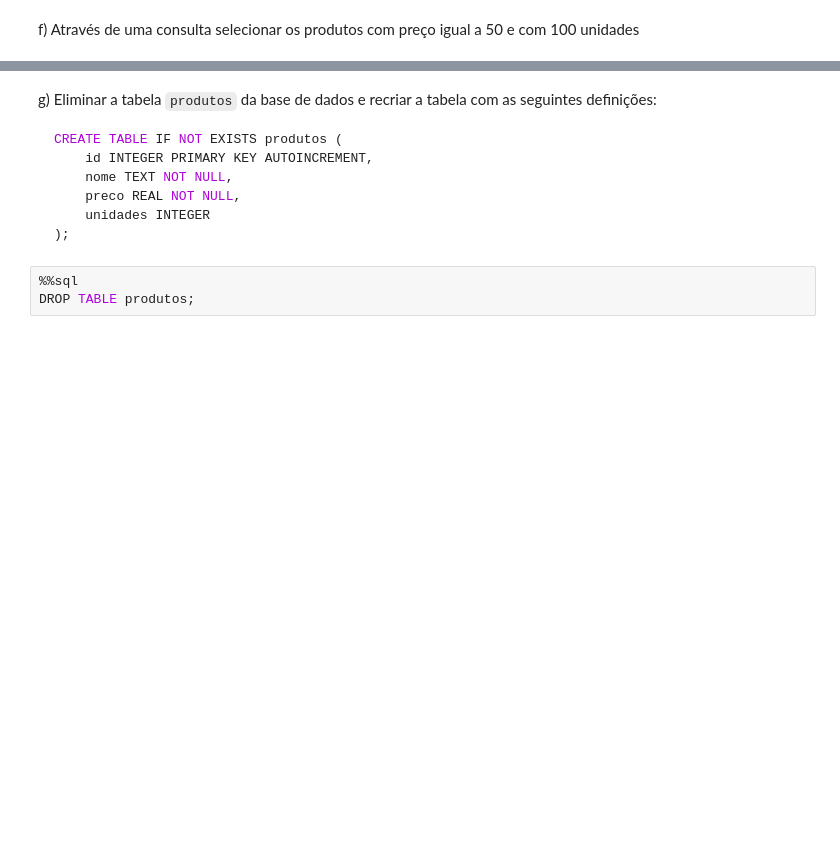
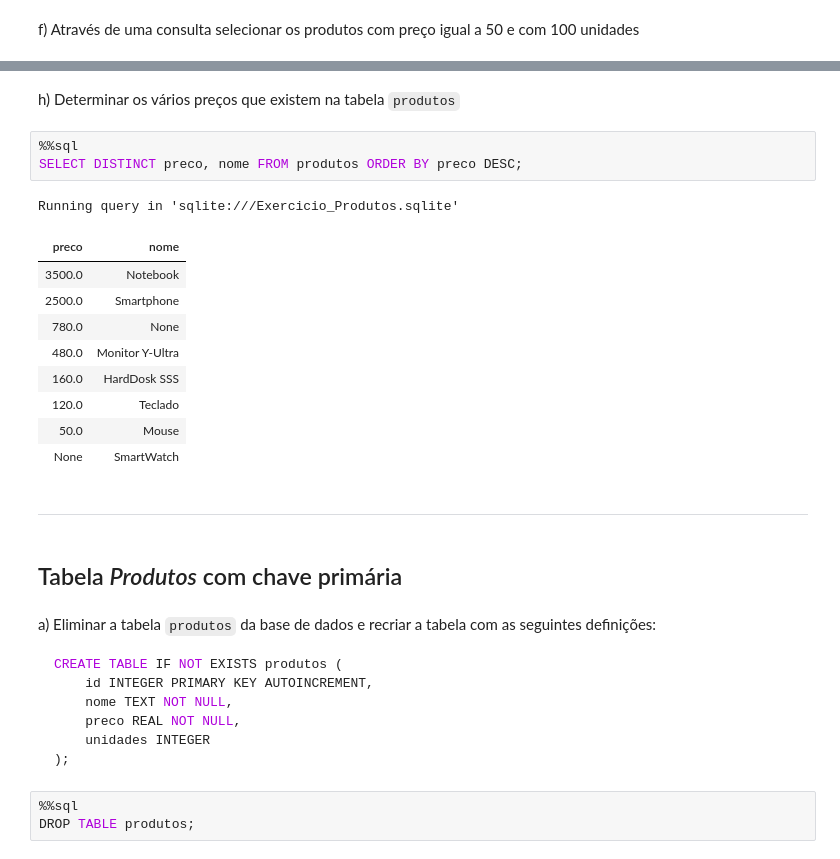
Before and after one commit to jpedrodias/FundamentosSQL, a Jupyter notebook: Week01/Exercicio_Produtos_resolvido.ipynb, the cells around one changed output, grey strips where cells are left out. Cells and saved outputs as stored; diff of their text form; blank space fills up the shorter version.

````diff
--- a/Week01/Exercicio_Produtos_resolvido.ipynb
+++ b/Week01/Exercicio_Produtos_resolvido.ipynb
@@ -115,5 +199,25 @@ Running query in 'sqlite:///Exercicio_Produtos.sqlite'
+# %% [markdown]
+h) Determinar os vários preços que existem na tabela `produtos`
+# %%
+%%sql
+SELECT DISTINCT preco, nome FROM produtos ORDER BY preco DESC;
+# %% [output]
+Running query in 'sqlite:///Exercicio_Produtos.sqlite'
+| preco | nome |
+| 3500.0 | Notebook |
+| 2500.0 | Smartphone |
+| 780.0 | None |
+| 480.0 | Monitor Y-Ultra |
+| 160.0 | HardDosk SSS |
+| 120.0 | Teclado |
+| 50.0 | Mouse |
+| None | SmartWatch |
+# %% [markdown]
+---
+# %% [markdown]
+## Tabela *Produtos* com chave primária
 # %% [markdown]
-g) Eliminar a tabela `produtos` da base de dados e recriar a tabela com as seguintes definições:
+a) Eliminar a tabela `produtos` da base de dados e recriar a tabela com as seguintes definições:
 ```sql
 CREATE TABLE IF NOT EXISTS produtos (
     id INTEGER PRIMARY KEY AUTOINCREMENT,
````
Also changed, not shown: parts of 64 cells of this notebook, 1 other file.
